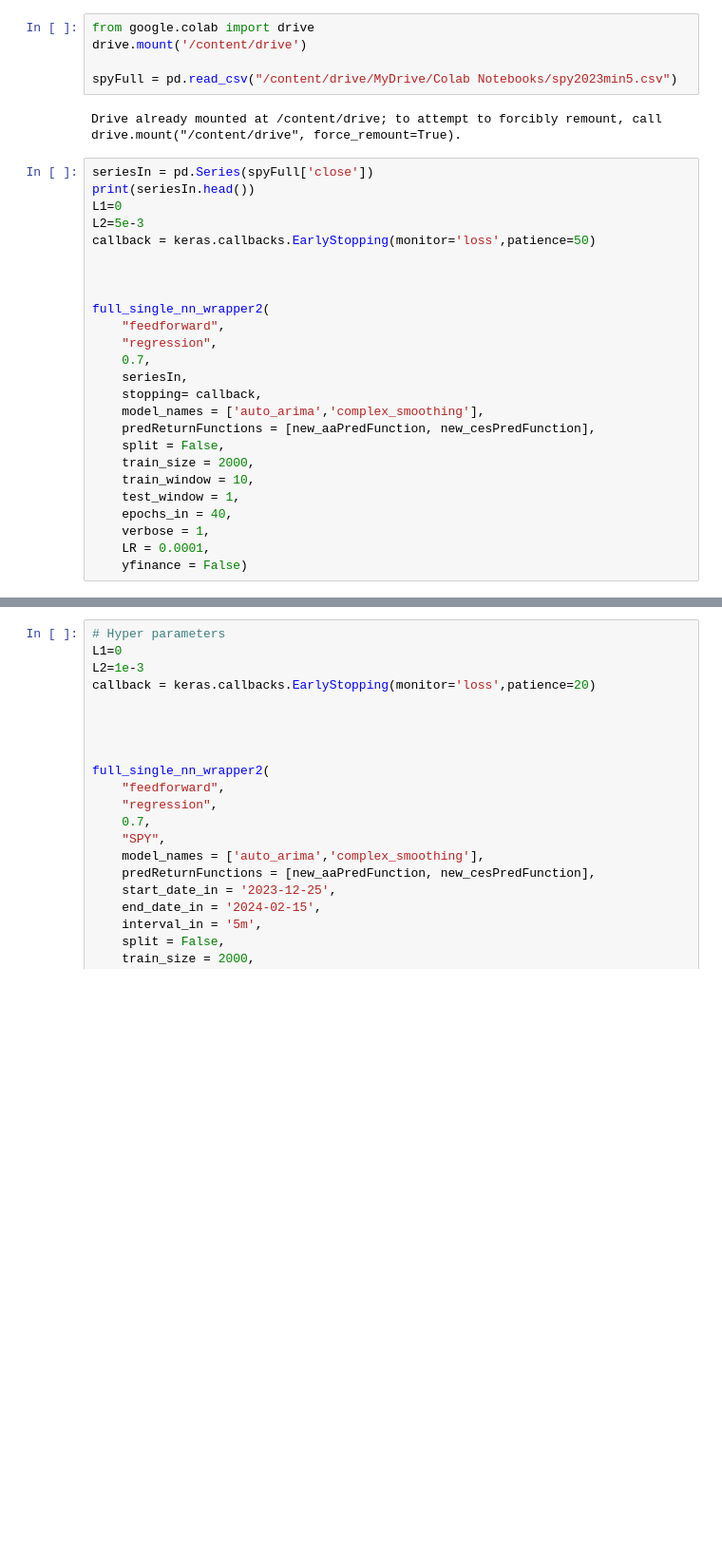
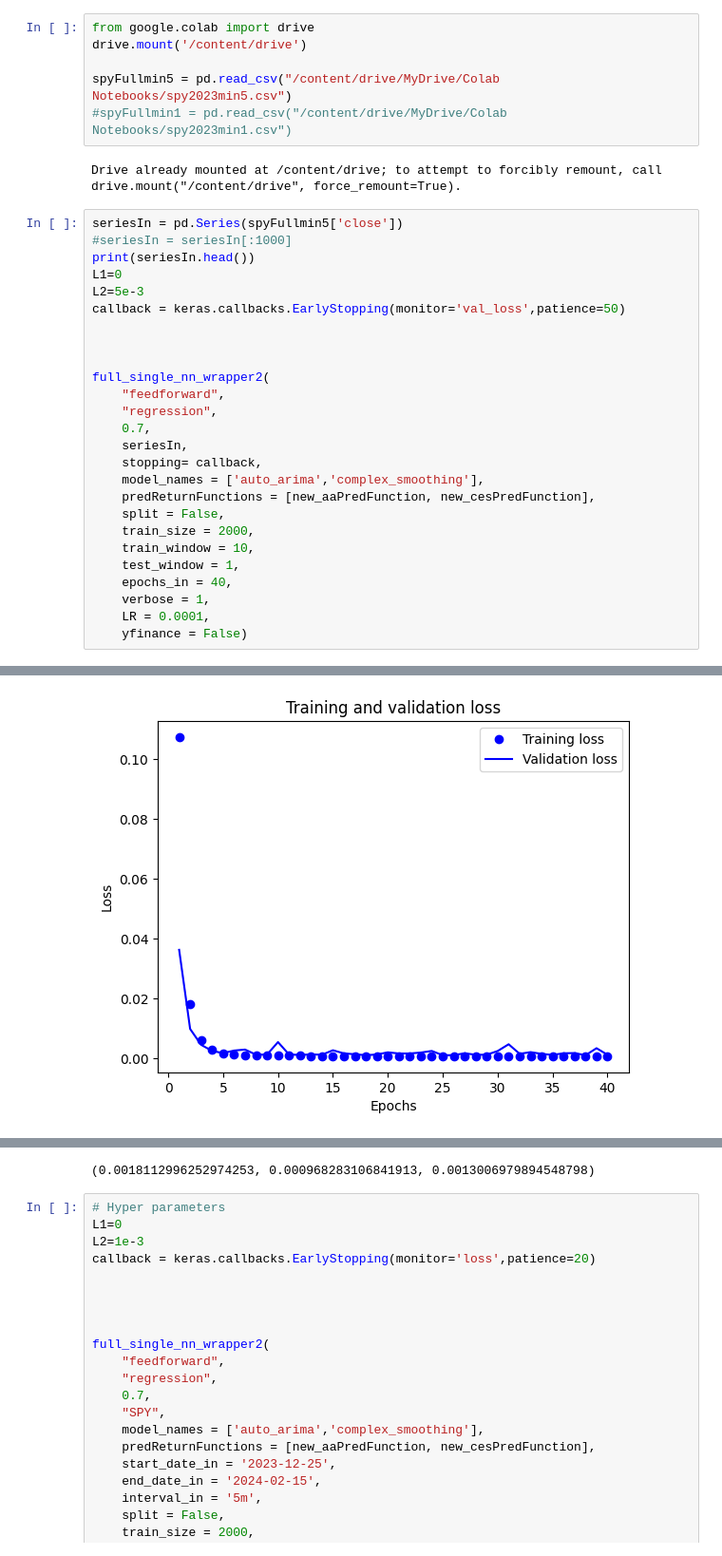
Before and after one commit to corwindark/6600-final-project, a Jupyter notebook: dl_ens_exploration.ipynb, the cells around one changed output, grey strips where cells are left out. Shown at 95% size. Drawn from its saved outputs; the diff is of its cells as text; blank space fills up the shorter version.

```diff
--- a/dl_ens_exploration.ipynb
+++ b/dl_ens_exploration.ipynb
@@ -990,15 +1002,17 @@ def full_single_nn_wrapper2(
 from google.colab import drive
 drive.mount('/content/drive')
 
-spyFull = pd.read_csv("/content/drive/MyDrive/Colab Notebooks/spy2023min5.csv")
+spyFullmin5 = pd.read_csv("/content/drive/MyDrive/Colab Notebooks/spy2023min5.csv")
+#spyFullmin1 = pd.read_csv("/content/drive/MyDrive/Colab Notebooks/spy2023min1.csv")
 # %% [output]
 Drive already mounted at /content/drive; to attempt to forcibly remount, call drive.mount("/content/drive", force_remount=True).
 # %%
-seriesIn = pd.Series(spyFull['close'])
+seriesIn = pd.Series(spyFullmin5['close'])
+#seriesIn = seriesIn[:1000]
 print(seriesIn.head())
 L1=0
 L2=5e-3
-callback = keras.callbacks.EarlyStopping(monitor='loss',patience=50)
+callback = keras.callbacks.EarlyStopping(monitor='val_loss',patience=50)
 
 
 
@@ -1029,0 +1053 @@ Name: close, dtype: float64
+[figure, added]
@@ -1031,3 +1064,4 @@ KeyboardInterrupt:
+(0.0018112996252974253, 0.000968283106841913, 0.0013006979894548798)
 # %%
 # Hyper parameters
 L1=0
```
Also changed, not shown: parts of 6 cells of this notebook.
